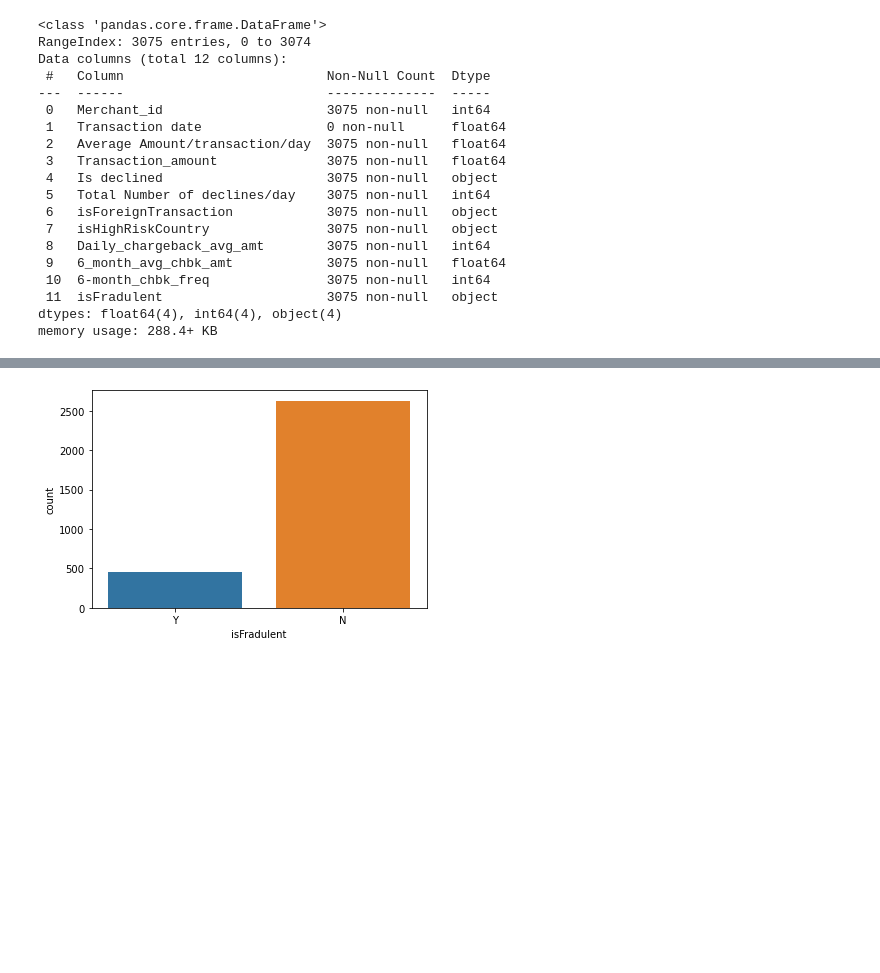
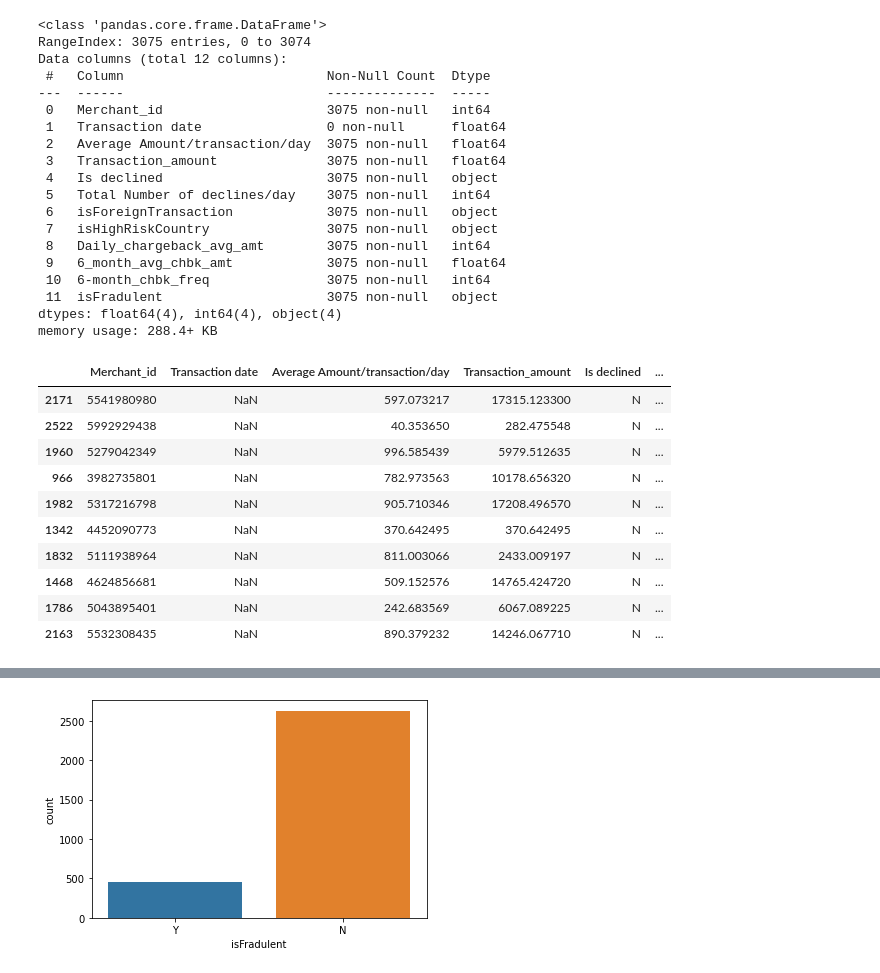
Before and after one commit to dahmd1/creditcardfrauddetection, a Jupyter notebook: Credit_card_fraud_detection_EDA.ipynb, the cells around one changed output, grey strips where cells are left out. Cells and saved outputs as stored; diff of their text form; code cells hidden in the pictures; blank space fills up the shorter version.

```diff
--- a/Credit_card_fraud_detection_EDA.ipynb
+++ b/Credit_card_fraud_detection_EDA.ipynb
@@ -47,3 +53,17 @@ Data columns (total 12 columns):
  11  isFradulent                     3075 non-null   object
 dtypes: float64(4), int64(4), object(4)
 memory usage: 288.4+ KB
+# %%
+df.sample(10)
+# %% [output]
+|  | Merchant_id | Transaction date | Average Amount/transaction/day | Transaction_amount | Is declined | ... |
+| 2171 | 5541980980 | NaN | 597.073217 | 17315.123300 | N | ... |
+| 2522 | 5992929438 | NaN | 40.353650 | 282.475548 | N | ... |
+| 1960 | 5279042349 | NaN | 996.585439 | 5979.512635 | N | ... |
+| 966 | 3982735801 | NaN | 782.973563 | 10178.656320 | N | ... |
+| 1982 | 5317216798 | NaN | 905.710346 | 17208.496570 | N | ... |
+| 1342 | 4452090773 | NaN | 370.642495 | 370.642495 | N | ... |
+| 1832 | 5111938964 | NaN | 811.003066 | 2433.009197 | N | ... |
+| 1468 | 4624856681 | NaN | 509.152576 | 14765.424720 | N | ... |
+| 1786 | 5043895401 | NaN | 242.683569 | 6067.089225 | N | ... |
+| 2163 | 5532308435 | NaN | 890.379232 | 14246.067710 | N | ... |
```
Also changed, not shown: parts of 21 cells of this notebook.
